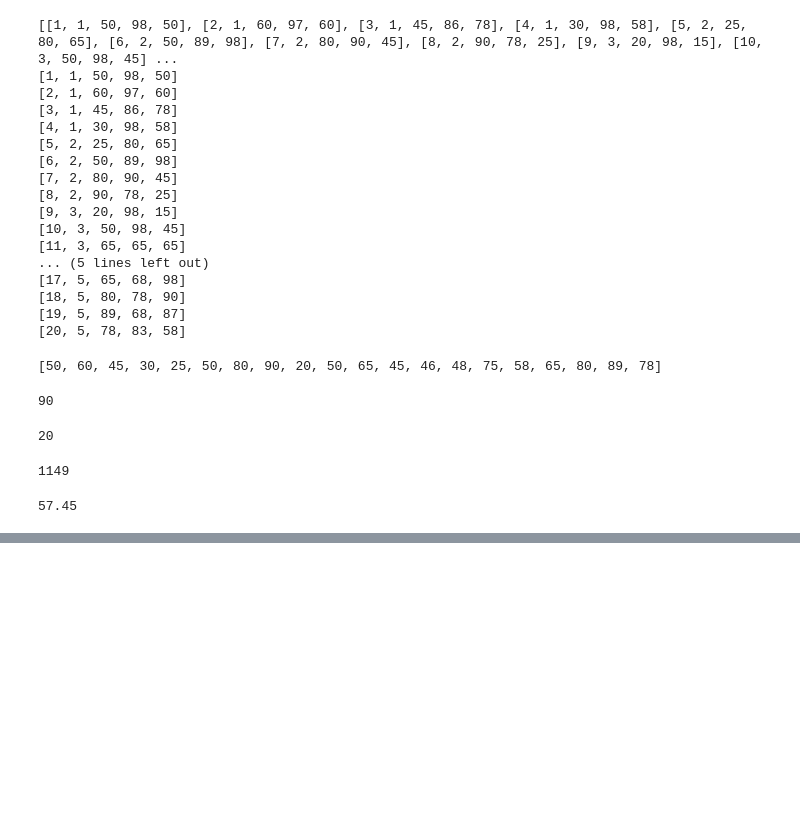
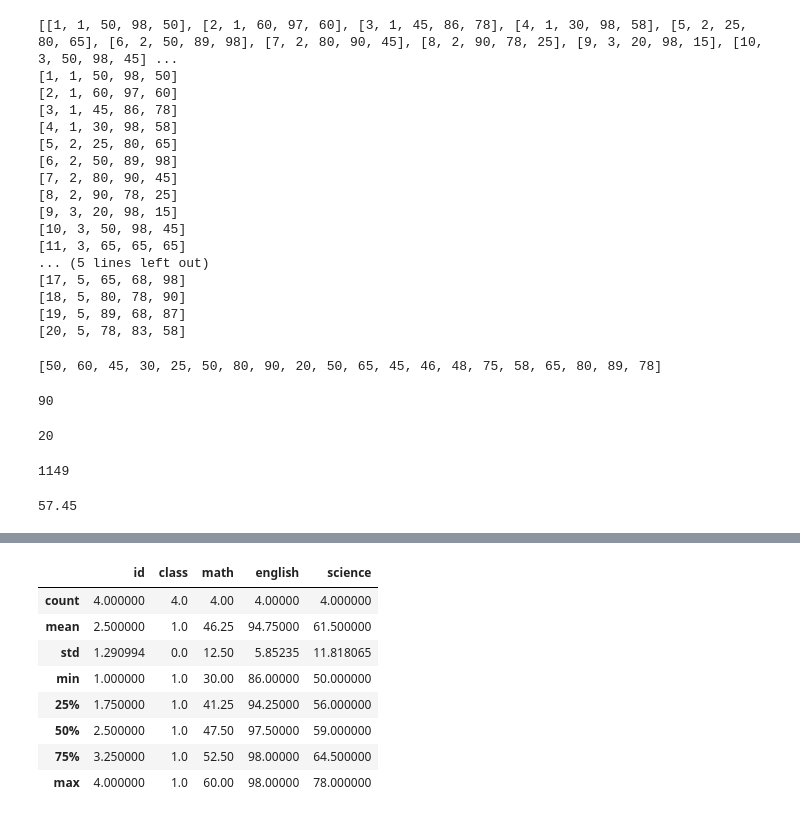
Before and after one commit to Leeonejae6708/python_itwill, a Jupyter notebook: Python17_itwill.ipynb, the cells around one changed output, grey strips where cells are left out. Drawn from its saved outputs; the diff is of its cells as text; code cells hidden in the pictures; blank space fills up the shorter version.

```diff
--- a/Python17_itwill.ipynb
+++ b/Python17_itwill.ipynb
@@ -115,0 +451,3 @@ print(math_avg)
+# %%
+class1 = exam_df[exam_df['class'] == 1]   # Data frmae에서 class == 1인 행들만 선택
+class1
@@ -115,0 +460,12 @@ print(math_avg)
+# %%
+class1.describe()
+# %% [output]
+|  | id | class | math | english | science |
+| count | 4.000000 | 4.0 | 4.00 | 4.00000 | 4.000000 |
+| mean | 2.500000 | 1.0 | 46.25 | 94.75000 | 61.500000 |
+| std | 1.290994 | 0.0 | 12.50 | 5.85235 | 11.818065 |
+| min | 1.000000 | 1.0 | 30.00 | 86.00000 | 50.000000 |
+| 25% | 1.750000 | 1.0 | 41.25 | 94.25000 | 56.000000 |
+| 50% | 2.500000 | 1.0 | 47.50 | 97.50000 | 59.000000 |
+| 75% | 3.250000 | 1.0 | 52.50 | 98.00000 | 64.500000 |
+| max | 4.000000 | 1.0 | 60.00 | 98.00000 | 78.000000 |
```
Also changed, not shown: parts of 24 cells of this notebook.
